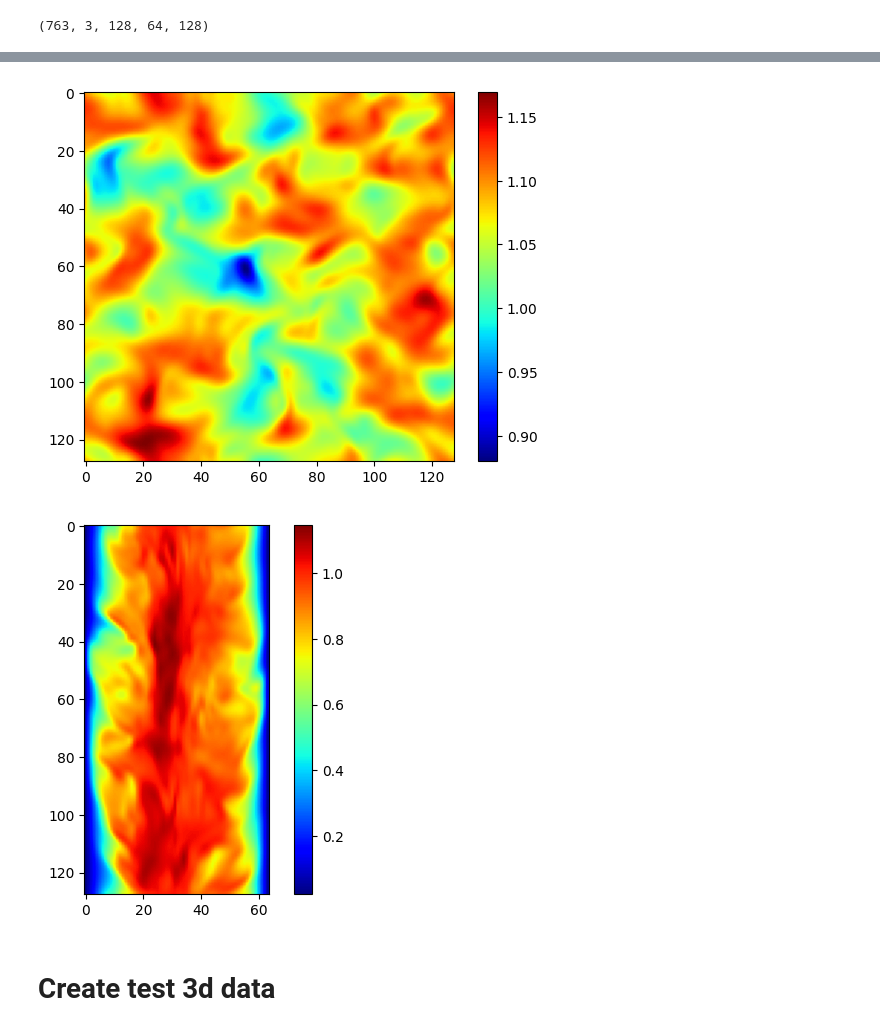
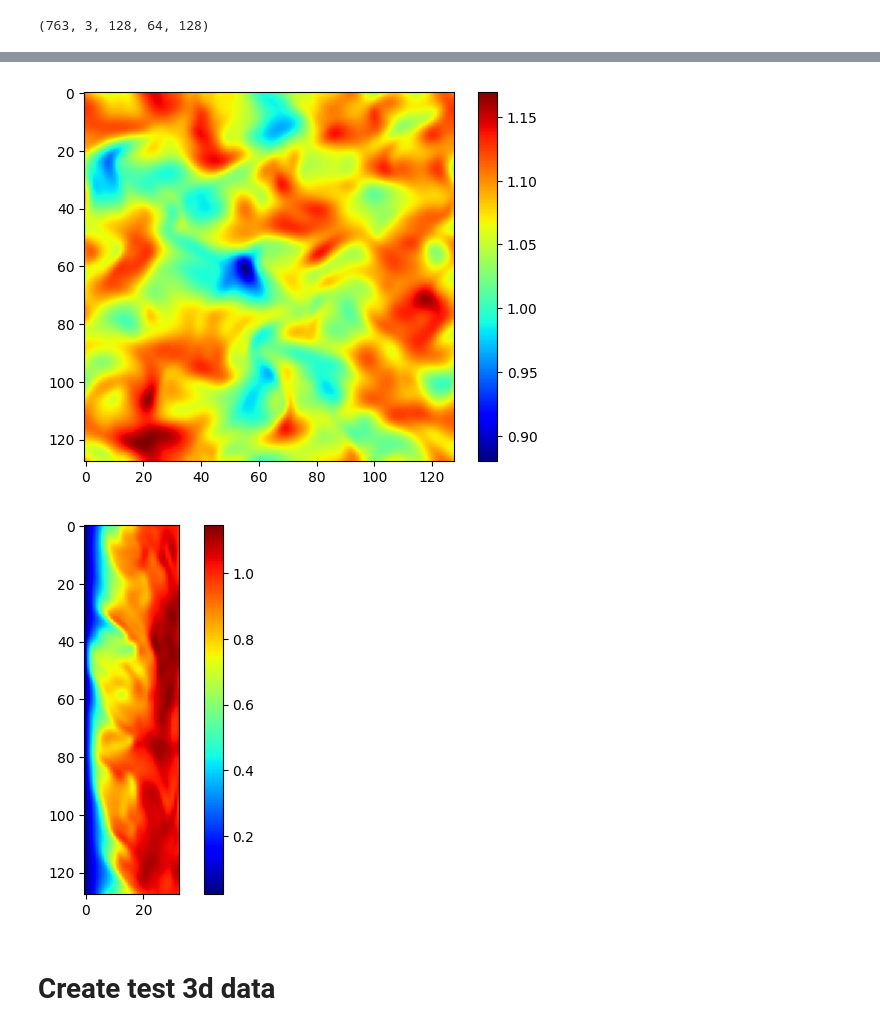
Before and after one commit to leonardung/G-LED-custom, a Jupyter notebook: scripts_for_data/data_processing.ipynb, the cells around one changed output, grey strips where cells are left out. Drawn from its saved outputs; the diff is of its cells as text; code cells hidden in the pictures.

```diff
--- a/scripts_for_data/data_processing.ipynb
+++ b/scripts_for_data/data_processing.ipynb
@@ -1102,15 +1102,17 @@ data=np.load("/shared/data1/Users/l1148900/G-LED/data/stacked_9.npy")
 data.shape
 # %% [output]
 (763, 3, 128, 64, 128)
+# %%
+data_slice=data[:,:,:,:33]
 # %%
 import matplotlib.pyplot as plt
-plt.imshow(data[0, 0, 64, :, :], cmap='jet')
+plt.imshow(data_slice[0, 0, 64, :, :], cmap='jet')
 plt.colorbar()
 plt.show()
-plt.imshow(data[0, 0, :, 32, :], cmap='jet')
+plt.imshow(data_slice[0, 0, :, 32, :], cmap='jet')
 plt.colorbar()
 plt.show()
-plt.imshow(data[0, 0, :, :, 64], cmap='jet')
+plt.imshow(data_slice[0, 0, :, :, 64], cmap='jet')
 plt.colorbar()
 plt.show()
 # %% [output]
@@ -1118,5 +1120,5 @@ plt.show()
 [figure]
-[figure, old version]
+[figure, new version]
 # %% [markdown]
 # Create test 3d data
 # %%
```
Also changed, not shown: parts of 1 cell of this notebook, 29 other files.
